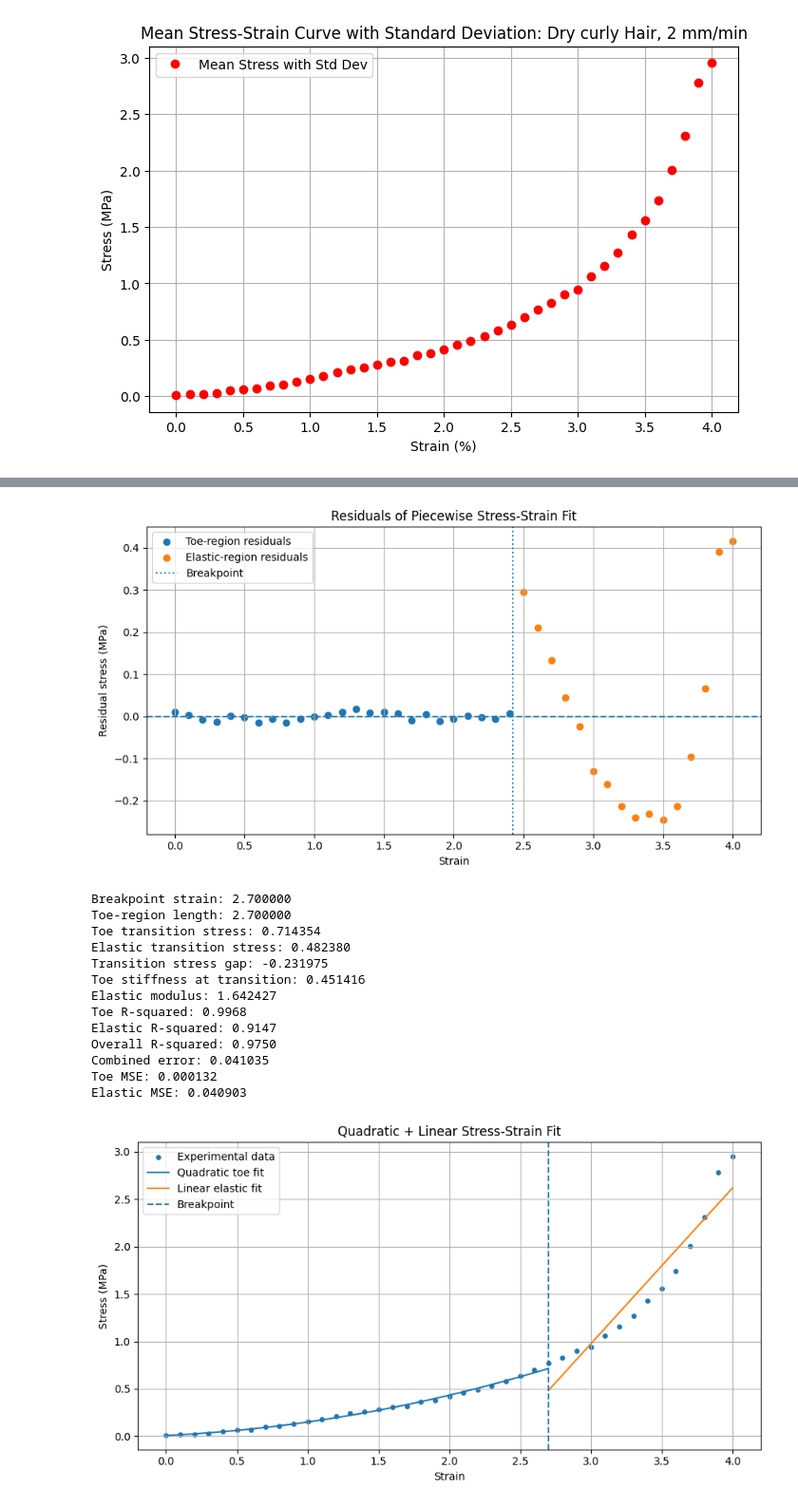
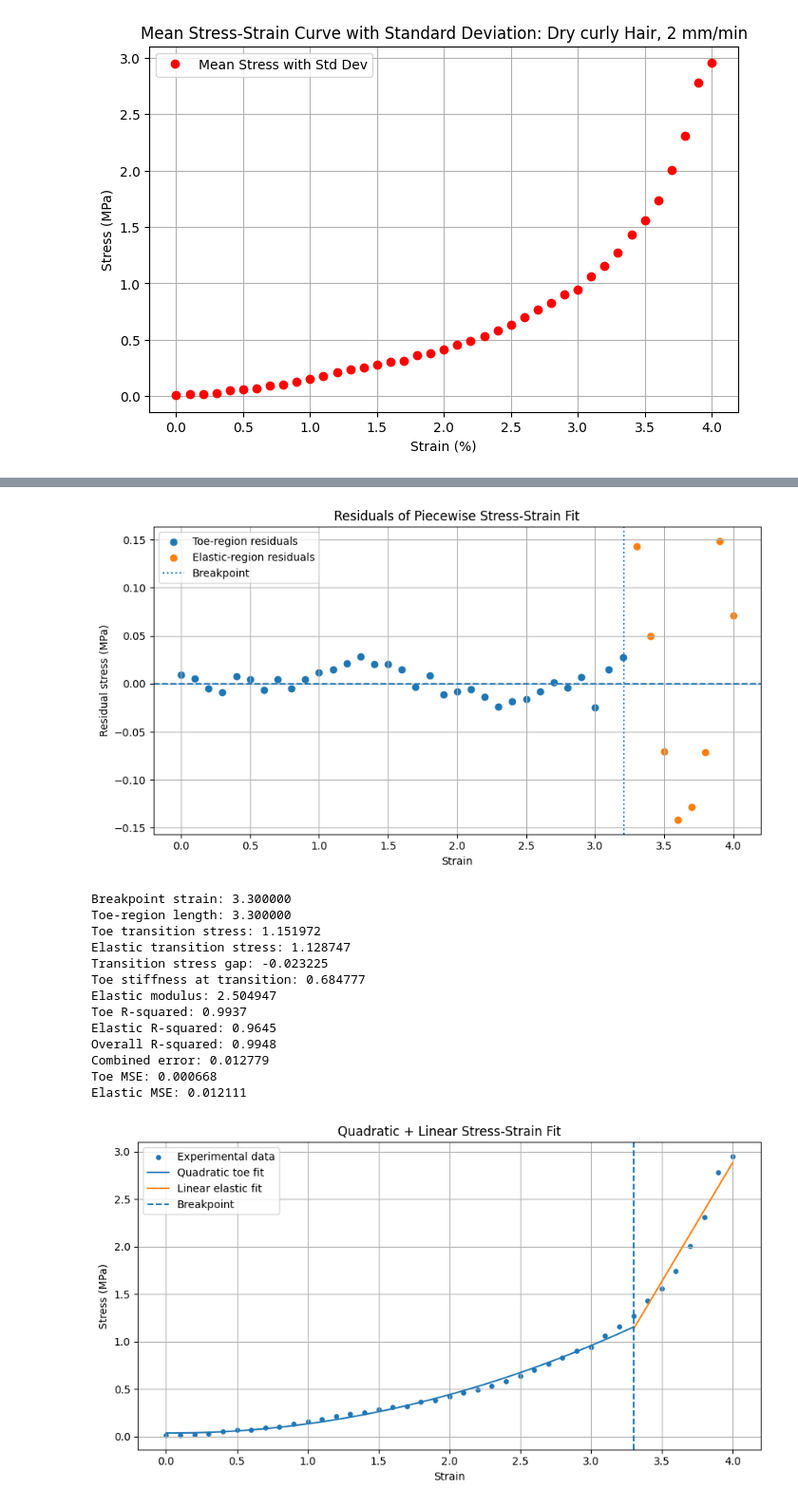
Before and after one commit to ifplutoknew/Python, a Jupyter notebook: Hair research data/Dry curly hair_2mm.ipynb, the cells around one changed output, grey strips where cells are left out. Shown at 95% size. Cells and saved outputs as stored; diff of their text form; code cells hidden in the pictures.

```diff
--- a/Hair research data/Dry curly hair_2mm.ipynb
+++ b/Hair research data/Dry curly hair_2mm.ipynb
@@ -110,7 +110,7 @@ def exponential(x, A, B):
 # ==========================================
 
 MIN_POINTS_TOE = 18
-MIN_POINTS_ELASTIC = 16
+MIN_POINTS_ELASTIC = 8
 
 # 4. Define possible breakpoints
 # ==========================================
@@ -592,7 +592,7 @@ plt.grid(True)
 plt.tight_layout()
 plt.show()
 # %% [output]
-[figure, old version]
+[figure, new version]
 # %%
 def quadratic(x, a, b, c):
     return a * x**2 + b * x + c
@@ -600,7 +600,8 @@ def quadratic(x, a, b, c):
 def linear(x, E, d):
     return E * x + d
 
-min_points =14  #toe region
+min_points_toe =18
+min_points_elastic = 8
 results = []
 
 # Sort data by strain
@@ -610,7 +611,7 @@ stress = np.asarray(stress, dtype=float)[order]
 
 
 # Search candidate breakpoints
-for i in range(min_points, len(strain) - min_points + 1):
+for i in range(min_points_toe, len(strain) - min_points_elastic + 1):
 
     breakpoint = strain[i]
 
@@ -698,47 +699,47 @@ print(f"Elastic R-squared: {elastic_r2:.4f}")
 print(f"Overall R-squared: {overall_r2:.4f}")
 print(f"Combined error: {best_result['total_mse']:.6f}")
 
 toe_mse = float(best_result["toe_mse"])
 elastic_mse = float(best_result["elastic_mse"])
 
 print(f"Toe MSE: {toe_mse:.6f}")
 print(f"Elastic MSE: {elastic_mse:.6f}")
 
 # Plot fitted curve
 plt.figure(figsize=(9, 5))
 plt.scatter(strain, stress, s=15, label="Experimental data")
 
 x_toe = np.linspace(toe_x.min(), breakpoint, 150)
 x_elastic = np.linspace(breakpoint, elastic_x.max(), 150)
 
 plt.plot(x_toe, quadratic(x_toe, a, b, c),
          label="Quadratic toe fit")
 plt.plot(x_elastic, linear(x_elastic, E, d),
          label="Linear elastic fit")
 plt.axvline(breakpoint, linestyle="--", label="Breakpoint")
 
 plt.xlabel("Strain")
 plt.ylabel("Stress (MPa)")
 plt.title("Quadratic + Linear Stress-Strain Fit")
 plt.legend()
 plt.grid(True)
 plt.tight_layout()
 plt.show()
 # %% [output]
-Breakpoint strain: 2.700000
-Toe-region length: 2.700000
-Toe transition stress: 0.714354
-Elastic transition stress: 0.482380
-Transition stress gap: -0.231975
-Toe stiffness at transition: 0.451416
-Elastic modulus: 1.642427
-Toe R-squared: 0.9968
-Elastic R-squared: 0.9147
-Overall R-squared: 0.9750
-Combined error: 0.041035
-Toe MSE: 0.000132
-Elastic MSE: 0.040903
+Breakpoint strain: 3.300000
+Toe-region length: 3.300000
+Toe transition stress: 1.151972
+Elastic transition stress: 1.128747
+Transition stress gap: -0.023225
+Toe stiffness at transition: 0.684777
+Elastic modulus: 2.504947
+Toe R-squared: 0.9937
+Elastic R-squared: 0.9645
+Overall R-squared: 0.9948
+Combined error: 0.012779
+Toe MSE: 0.000668
+Elastic MSE: 0.012111
-[figure, old version]
+[figure, new version]
 # %%
 # Residual plot: Quadratic + Linear Fit
 # ------------------------------------------
```
Also changed, not shown: parts of 4 cells of this notebook, 6 other files.
